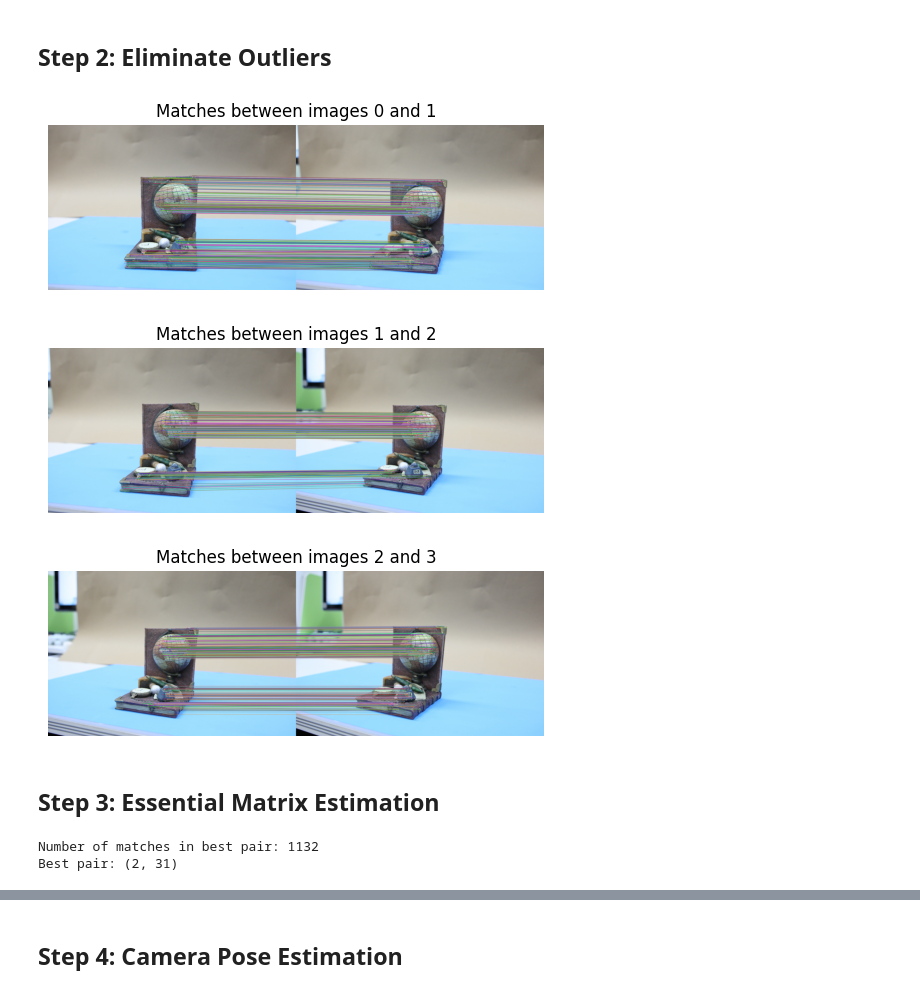
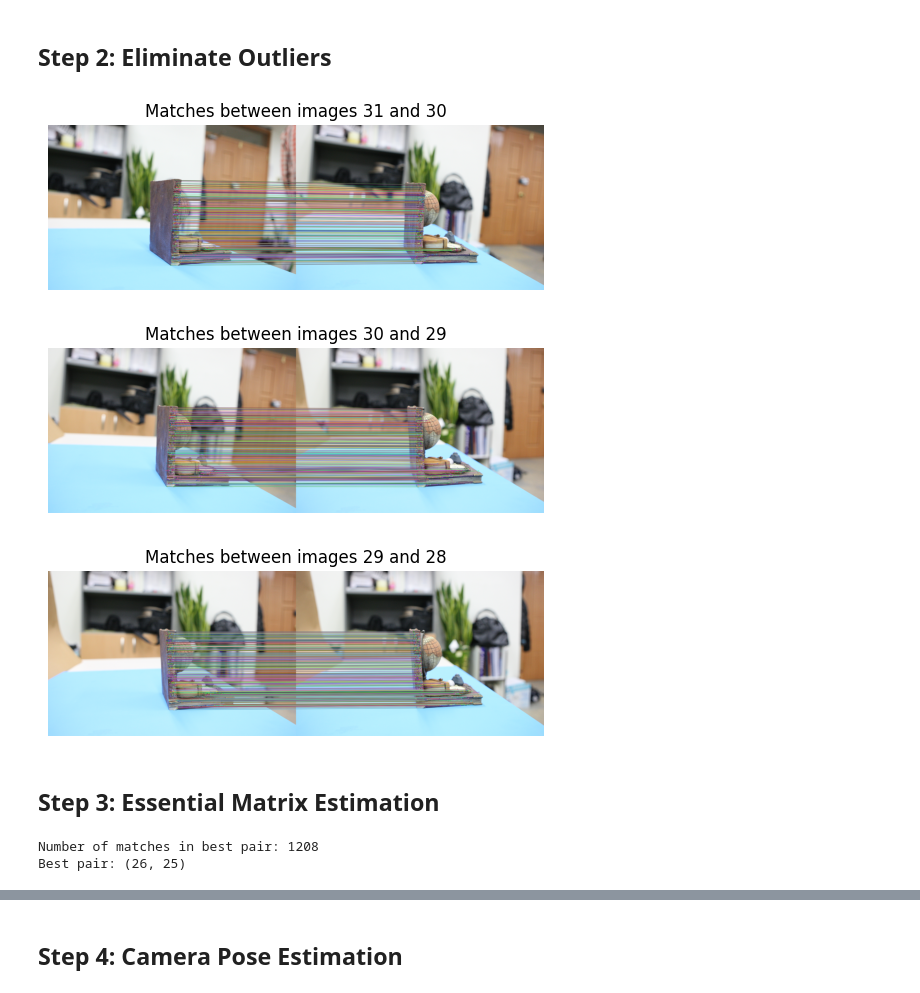
Before and after one commit to josselinonduty/2025-structure-from-motion, a Jupyter notebook: notebook.ipynb, the cells around one changed output, grey strips where cells are left out. Saved outputs shown, nothing was run; the diff lists cells and outputs as text; code cells hidden in the pictures.

Commit message:
feat: 2 images working - wrong rotation

```diff
--- a/notebook.ipynb
+++ b/notebook.ipynb
@@ -24,6 +27,9 @@ os.makedirs(data_out, exist_ok=True)
 # Load images
 image_paths = sorted(glob.glob(os.path.join(data_in, data_set, "*.JPG")))
 images = [cv2.imread(img_path, cv2.IMREAD_COLOR_RGB) for img_path in image_paths]
+# Rearrange in this order (index): from 31 to 16 then 0 to 15
+images = images[31:15:-1] + images[0:16]
+
 
 # Initialize SIFT detector
 sift = cv2.SIFT_create()
@@ -41,9 +47,10 @@ bf = cv2.BFMatcher(cv2.NORM_L2, crossCheck=True)
 matches = {}
 for i in range(len(images) - 1):
     matches[(i, i + 1)] = bf.match(descriptors[i], descriptors[i + 1])
+    print(
+        f"Number of matches between images {get_original_image_id(i)} and {get_original_image_id(i + 1)}: {len(matches[(i, i + 1)])}"
+    )
 
 # Sort matches by distance
 matches = {k: sorted(v, key=lambda x: x.distance) for k, v in matches.items()}
-
-print(f"Number of matches: {len(matches)}")
 # %% [output]
@@ -77,30 +100,32 @@ for i, j in matches.keys():
     kp1 = np.array([keypoints[i][m.queryIdx].pt for m in matches[(i, j)]])
     kp2 = np.array([keypoints[j][m.trainIdx].pt for m in matches[(i, j)]])
 
-    H, mask = cv2.findHomography(kp1, kp2, cv2.RANSAC, 4.0)
+    H, mask = cv2.findHomography(kp1, kp2, cv2.RANSAC, 5.0)
 
     matches[(i, j)] = [m for m, msk in zip(matches[(i, j)], mask) if msk]
 # %%
 # Plot matches
 for i in range(3):
     img_i = cv2.drawMatches(
         images[i],
         keypoints[i],
         images[i + 1],
         keypoints[i + 1],
         matches[(i, i + 1)],
         None,
         flags=cv2.DrawMatchesFlags_NOT_DRAW_SINGLE_POINTS,
     )
 
-    plt.title(f"Matches between images {i} and {i + 1}")
+    plt.title(
+        f"Matches between images {get_original_image_id(i)} and {get_original_image_id(i + 1)}"
+    )
     plt.imshow(img_i)
     plt.axis("off")
     plt.show()
 # %% [output]
-[figure, old version]
+[figure, new version]
-[figure, old version]
+[figure, new version]
-[figure, old version]
+[figure, new version]
 # %% [markdown]
 ## Step 3: Essential Matrix Estimation
 # %%
@@ -110,7 +135,9 @@ best_matches = list(matches.items())[best_pair_idx][1]
 
 print(f"Number of matches in best pair: {len(best_matches)}")
 best_pair_i, best_pair_j = list(matches.keys())[best_pair_idx]
-print(f"Best pair: {(i,j)}")
+print(
+    f"Best pair: ({get_original_image_id(best_pair_i)}, {get_original_image_id(best_pair_j)})"
+)
 
 # Get points from matches
 pts1 = np.float32([keypoints[best_pair_i][m.queryIdx].pt for m in best_matches])
@@ -125,11 +152,11 @@ K = np.array(
     ]
 )
 E, mask = cv2.findEssentialMat(
-    pts1, pts2, K, method=cv2.RANSAC, prob=0.999, threshold=1.0
+    pts1, pts2, K, method=cv2.RANSAC, prob=0.999, threshold=5.0
 )
 # %% [output]
-Number of matches in best pair: 1132
-Best pair: (2, 31)
+Number of matches in best pair: 1208
+Best pair: (26, 25)
 # %%
 num_outliers = np.sum(mask == 0)
 print(f"Number of outliers: {num_outliers}")
```
Also changed, not shown: parts of 8 cells of this notebook.
